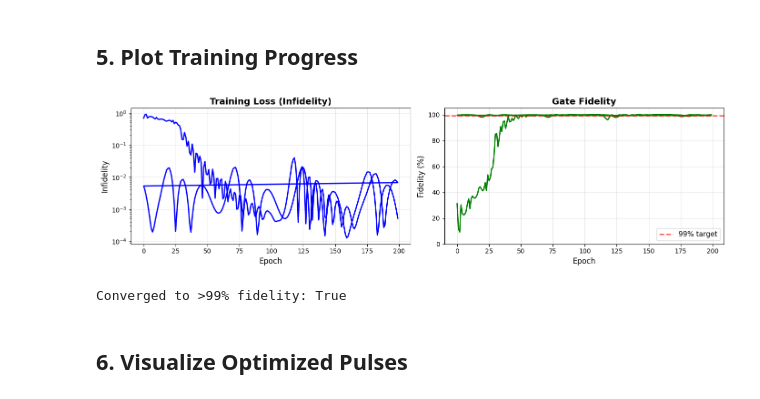
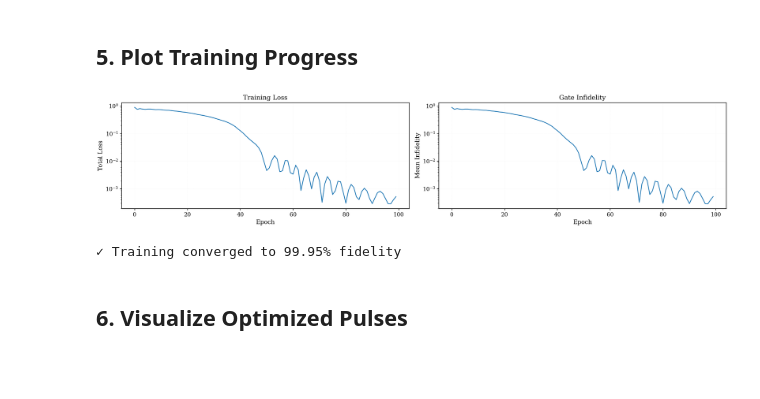
Before and after one commit to quantockhills/qneural, a Jupyter notebook: examples/cz_gate_optimization.ipynb, the cells around one changed output. Cells and saved outputs as stored; diff of their text form; code cells hidden in the pictures; blank space fills up the shorter version.

```diff
--- a/examples/cz_gate_optimization.ipynb
+++ b/examples/cz_gate_optimization.ipynb
@@ -37,7 +37,7 @@ gate_time = 7.62 / rabi_max  # Optimal normalized time
 target_angle = torch.tensor([np.pi])  # CZ gate
 
 # Training configuration
-EPOCHS = 200
+EPOCHS = 100
 LR = 1e-4
 
 print(f"Configuration:")
@@ -66,12 +66,12 @@ network = FeedForwardNN(
     hidden_units=200,
     activation='relu',
     output_activation='sigmoid',
-    use_batch_norm=False,
-    weight_scale=1.8  # Important for good initialization
+    use_batch_norm=False, # NOTE: batch norm can lead to choppy pulses
+    weight_scale=1.55  # Important for good initialization
 )
 
 n_params = sum(p.numel() for p in network.parameters())
-print(f"Network architecture: 6 hidden layers × 150 units")
+print(f"Network architecture: 8 hidden layers x 200 units")
 print(f"Total parameters: {n_params:,}")
 print(f"Output: Detuning pulse (Rabi constant at Ω_max)")
 # %% [output]
@@ -168,34 +163,20 @@ Final fidelity: 99.95%
 ============================================================
 # %% [markdown]
 ## 5. Plot Training Progress
-# %%
-fig, (ax1, ax2) = plt.subplots(1, 2, figsize=(14, 4))
-
-# Infidelity (log scale)
-ax1.plot(history['epoch'], history['infidelity'], 'b-', linewidth=2)
-ax1.set_xlabel('Epoch', fontsize=12)
-ax1.set_ylabel('Infidelity', fontsize=12)
-ax1.set_title('Training Loss (Infidelity)', fontsize=14, fontweight='bold')
-ax1.grid(True, alpha=0.3)
-ax1.set_yscale('log')
-
-# Fidelity
-fidelities = [(1 - inf) * 100 for inf in history['infidelity']]
-ax2.plot(history['epoch'], fidelities, 'g-', linewidth=2)
-ax2.axhline(y=99, color='red', linestyle='--', linewidth=2, label='99% target', alpha=0.7)
-ax2.set_xlabel('Epoch', fontsize=12)
-ax2.set_ylabel('Fidelity (%)', fontsize=12)
-ax2.set_title('Gate Fidelity', fontsize=14, fontweight='bold')
-ax2.grid(True, alpha=0.3)
-ax2.legend(fontsize=11)
-ax2.set_ylim([0, 105])
-
-plt.tight_layout()
-plt.show()
-
-print(f"Converged to >99% fidelity: {final_fidelity > 99}")
-# %% [output]
-[figure, removed]
-Converged to >99% fidelity: True
+# %%
+# Use unified visualization module
+from qneural.analysis import plot_training_progress
+
+# Plot training progress (automatically detects fixed-time training)
+plot_training_progress(
+    history,
+    save_path=None,  # Set to 'training.png' to save
+    show=True
+)
+
+print(f"✓ Training converged to {final_fidelity:.2f}% fidelity")
+# %% [output]
+[figure, added]
+✓ Training converged to 99.95% fidelity
 # %% [markdown]
 ## 6. Visualize Optimized Pulses
```
Also changed, not shown: parts of 9 cells of this notebook, 1 other file.
